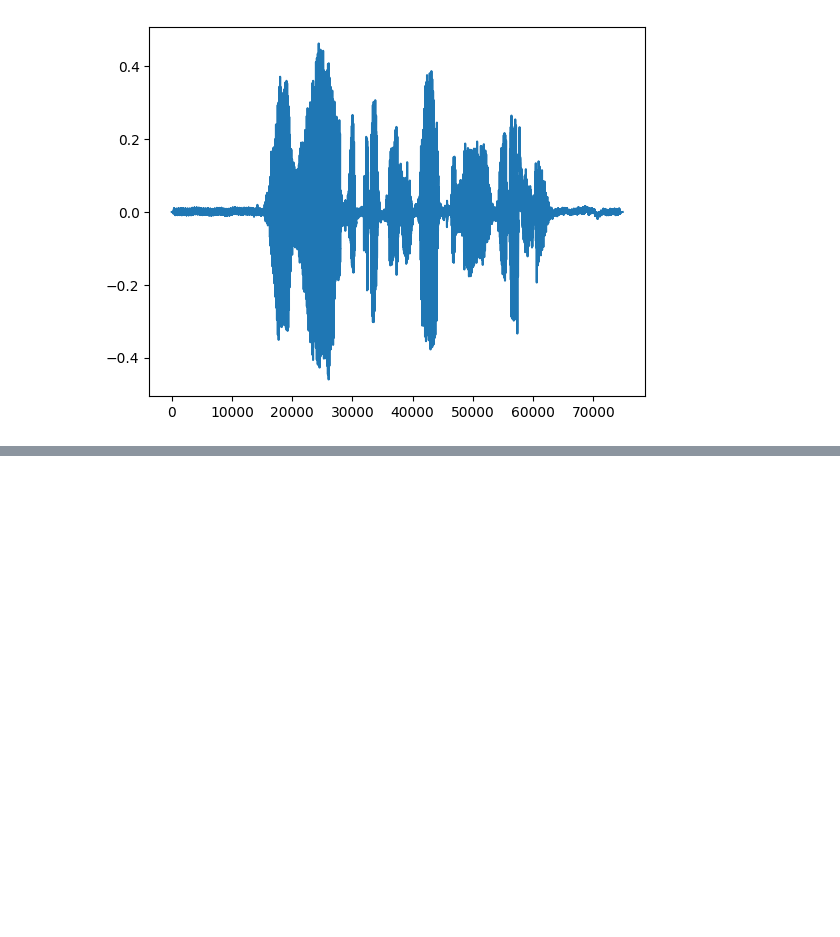
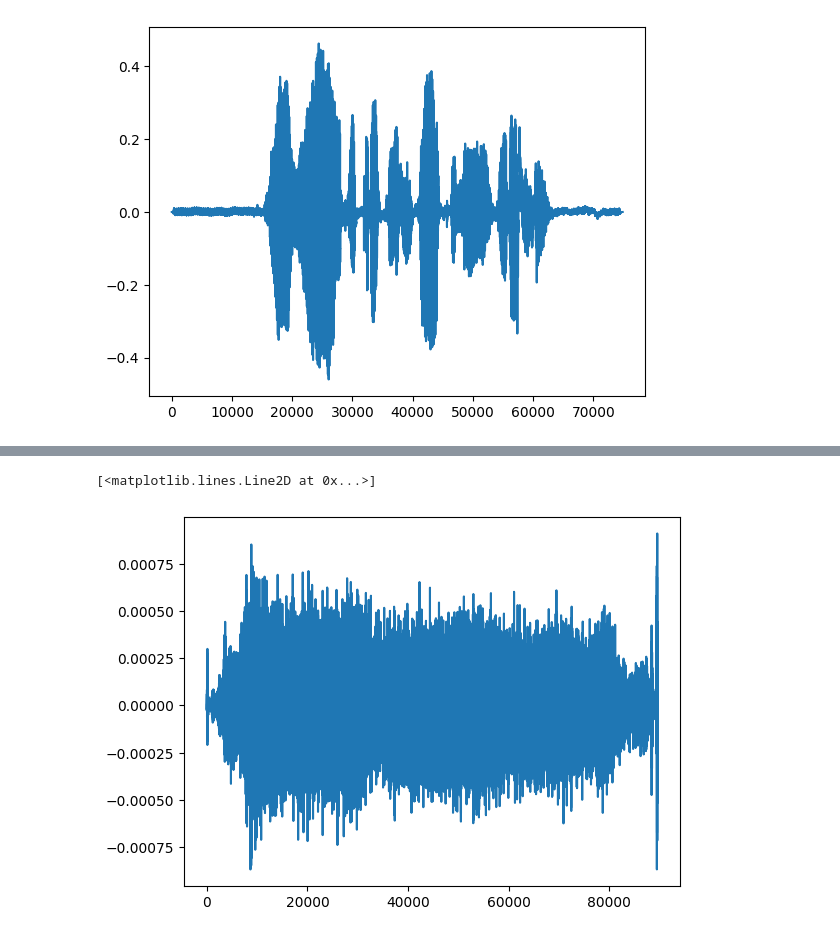
Before and after one commit to cassuci/adf-detector, a Jupyter notebook: 2-autoencoder-experiment.ipynb, the cells around one changed output, grey strips where cells are left out. Saved outputs shown, nothing was run; the diff lists cells and outputs as text; code cells hidden in the pictures; blank space fills up the shorter version.

```diff
--- a/2-autoencoder-experiment.ipynb
+++ b/2-autoencoder-experiment.ipynb
@@ -159,0 +216,5 @@ plt.imshow(spectrogram[0])
+# %%
+plt.plot(reconstructed_audio)
+# %% [output]
+[<matplotlib.lines.Line2D at 0x...>]
+[figure, added]
```
Also changed, not shown: parts of 15 cells of this notebook.
